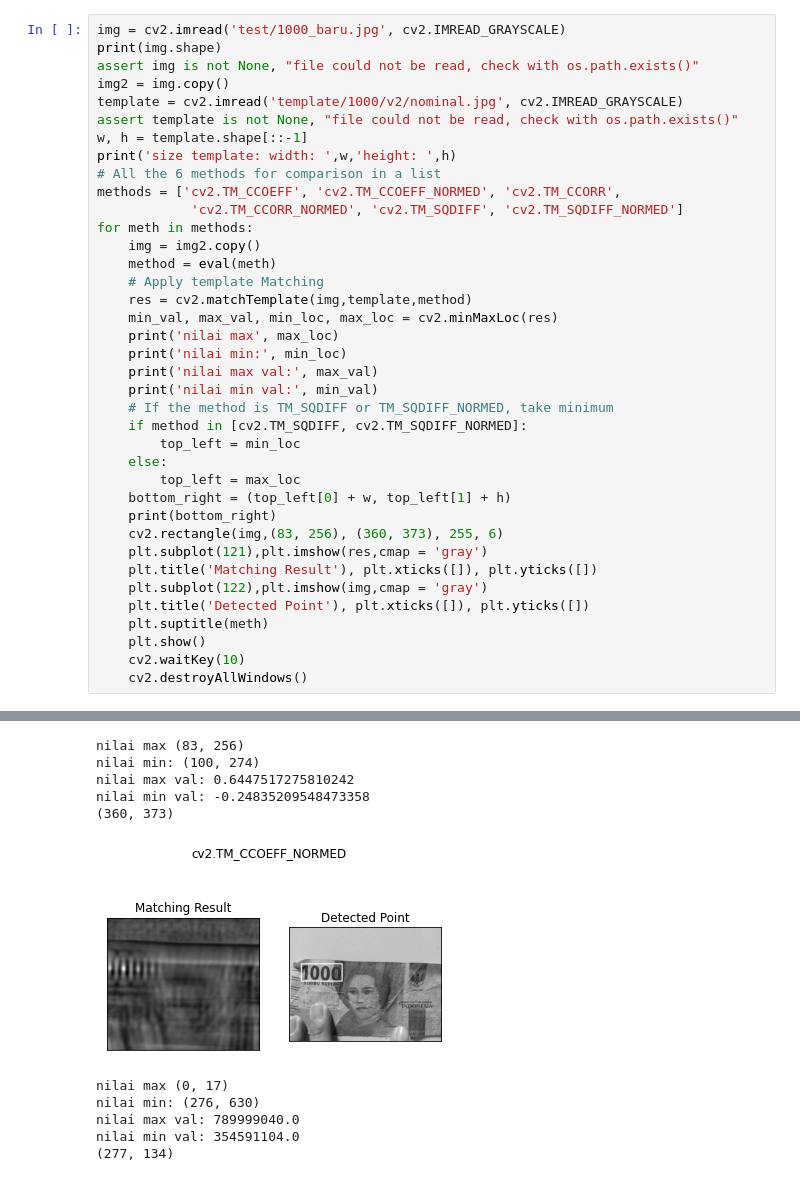
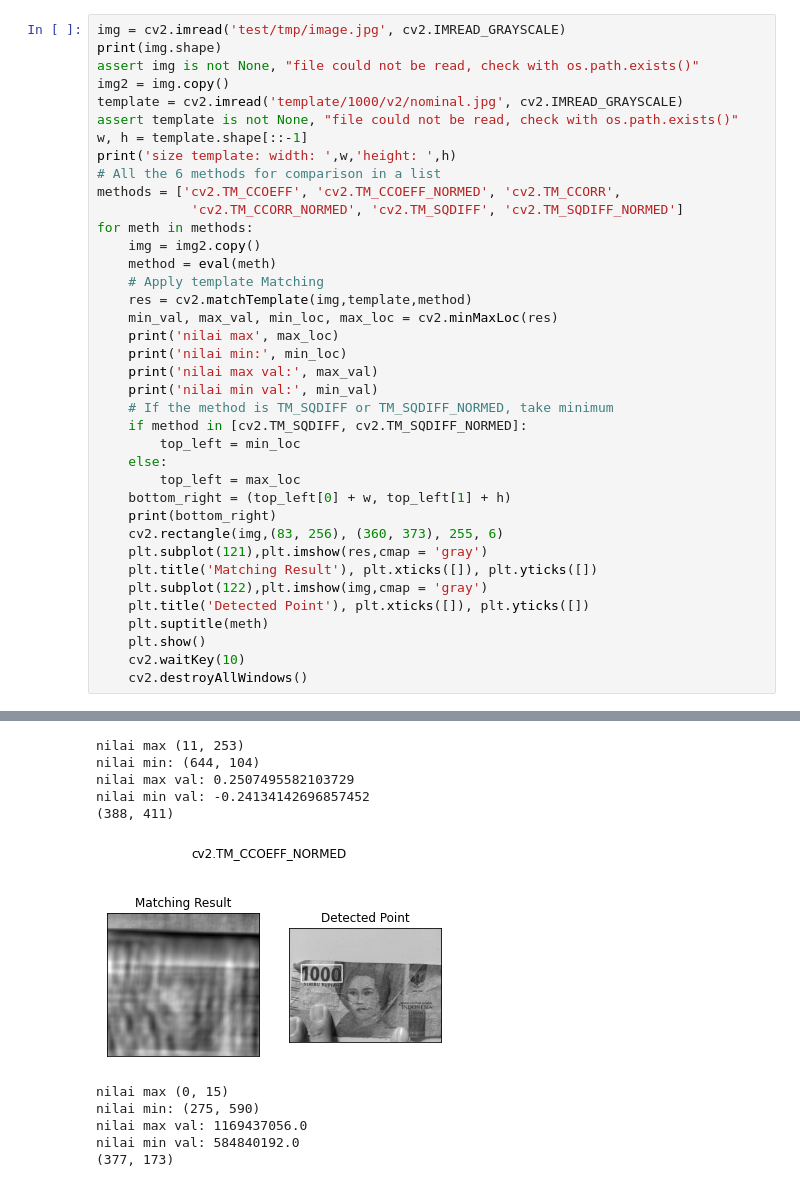
Before and after one commit to BlackbirdLabss/money-detection, a Jupyter notebook: MoneyDetection.ipynb, the cells around one changed output, grey strips where cells are left out. Drawn from its saved outputs; the diff is of its cells as text.

```diff
--- a/MoneyDetection.ipynb
+++ b/MoneyDetection.ipynb
@@ -33,5 +6,5 @@ import cv2
 # %%
-img = cv2.imread('test/1000_baru.jpg', cv2.IMREAD_GRAYSCALE)
+img = cv2.imread('test/tmp/image.jpg', cv2.IMREAD_GRAYSCALE)
 print(img.shape)
 assert img is not None, "file could not be read, check with os.path.exists()"
 img2 = img.copy()
@@ -80,11 +53,11 @@ nilai min val: -20891472.0
-nilai max (83, 256)
-nilai min: (100, 274)
-nilai max val: 0.6447517275810242
-nilai min val: -0.24835209548473358
-(360, 373)
+nilai max (11, 253)
+nilai min: (644, 104)
+nilai max val: 0.2507495582103729
+nilai min val: -0.24134142696857452
+(388, 411)
-[figure, old version]
+[figure, new version]
-nilai max (0, 17)
-nilai min: (276, 630)
-nilai max val: 789999040.0
-nilai min val: 354591104.0
-(277, 134)
+nilai max (0, 15)
+nilai min: (275, 590)
+nilai max val: 1169437056.0
+nilai min val: 584840192.0
+(377, 173)
```
Also changed, not shown: parts of 5 cells of this notebook, 40 other files.
